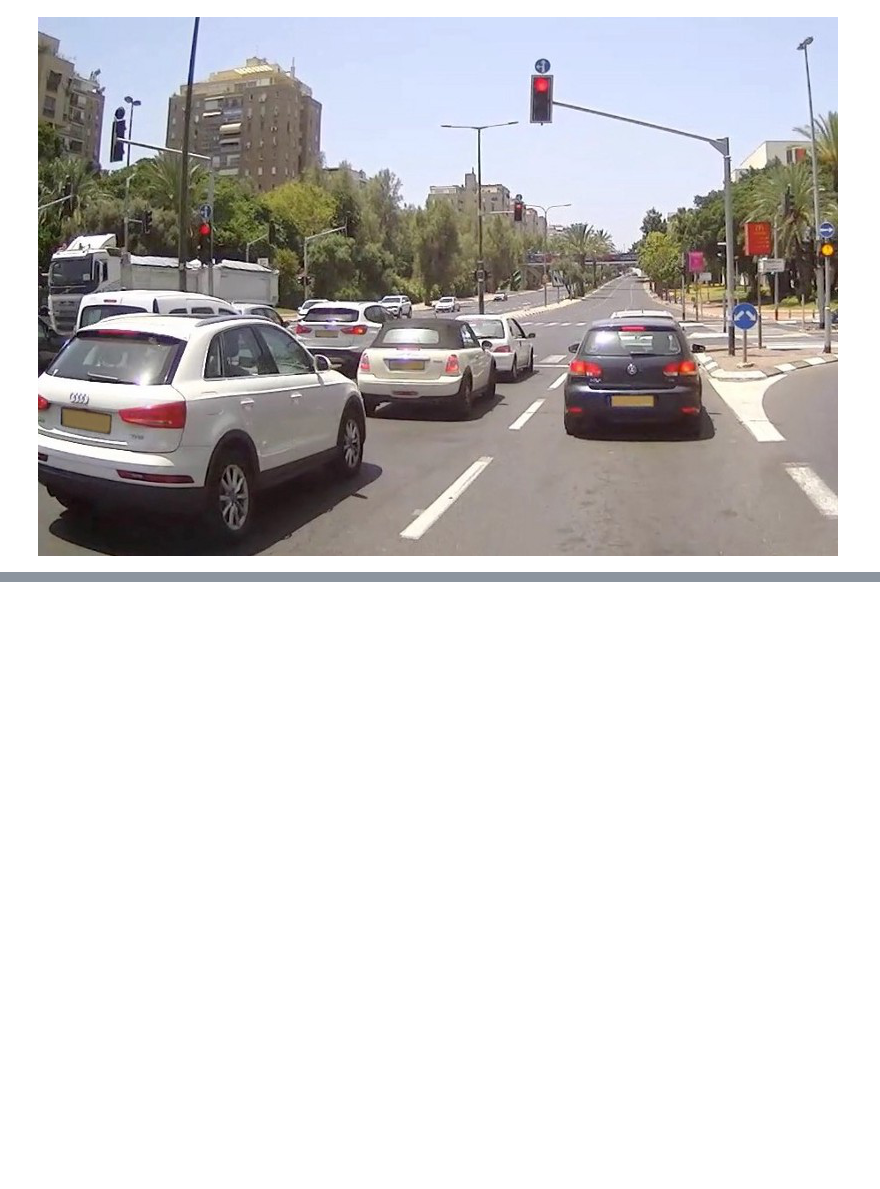
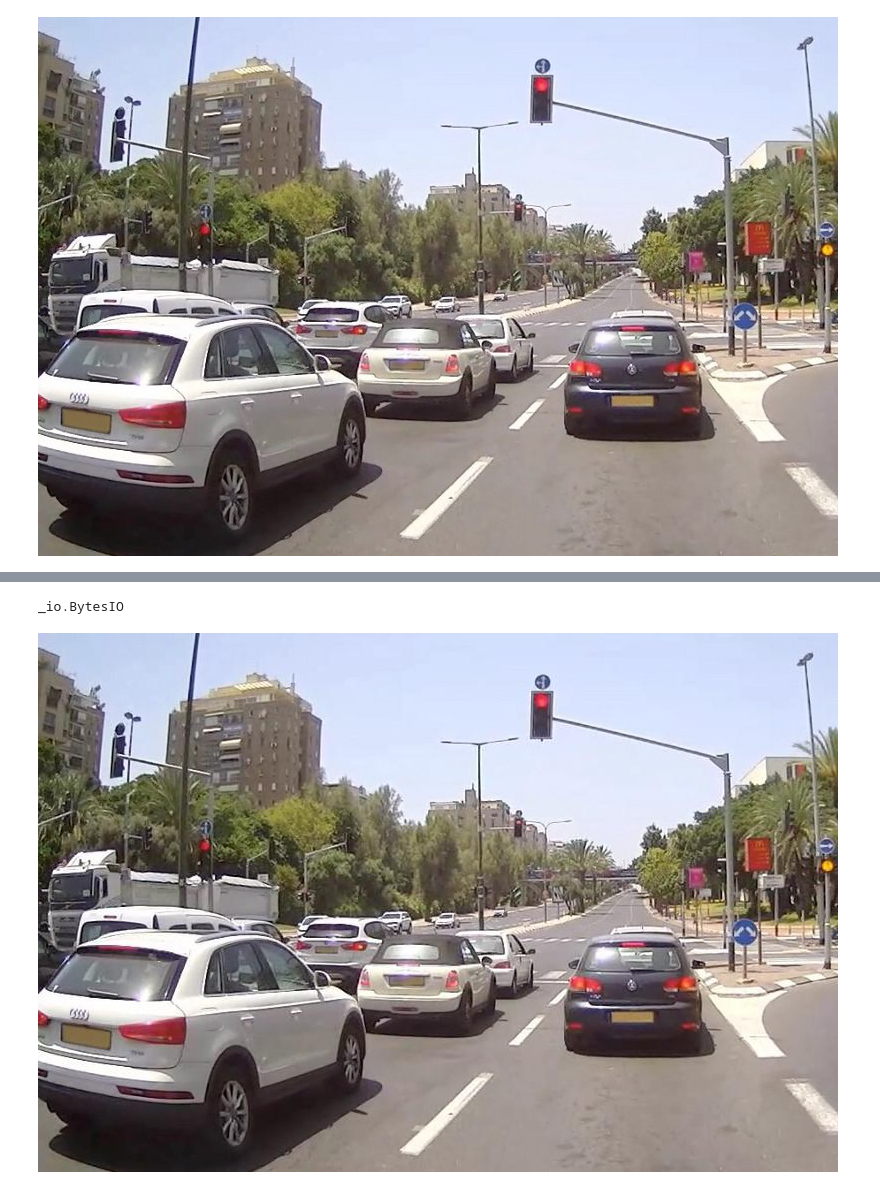
Before and after one commit to sebderhy/derotate, a Jupyter notebook: test_api.ipynb, the cells around one changed output, grey strips where cells are left out. Cells and saved outputs as stored; diff of their text form; code cells hidden in the pictures; blank space fills up the shorter version.

```diff
--- a/test_api.ipynb
+++ b/test_api.ipynb
@@ -35,6 +35,3 @@ URL_APP = "https://derotate.p.rapidapi.com"
 URL_APP = "http://localhost"
 # %% [markdown]
 ## Call the API with an image file
-# %%
-f = open(name_img, "rb")
-payload = f.read()
@@ -45,21 +37,0 @@ bytes
-# %%
-import base64
-headers = {'content-type': "multipart/form-data"}
-
-# api-endpoint
-API_ENDPOINT = f"{URL_APP}/img2class/"
-print(f'API_ENDPOINT: {API_ENDPOINT}')
-
-# data to be sent to api
-f = open(name_img, "rb")
-payload = {'file': f.read()}
-
-# # sending post request and saving response as response object
-# response = requests.post(url = API_ENDPOINT, files=files, headers=headers)
-
-# response = requests.request("POST", API_ENDPOINT, data=files, headers=headers)
-response = requests.request("POST", 'http://localhost/img2class/', data=payload)
-# response = requests.post(url = API_ENDPOINT, files=files, headers=headers)
-# response = requests.post(url = 'http://derotate.com/img2class/', data=payload)
-
-print(response.text)
@@ -178,0 +161,18 @@ Image.open(dataBytesIO)
+# %%
+import time
+start = time.time()
+
+# api-endpoint
+API_ENDPOINT = f"{URL_APP}/urlimg2img/"
+
+# data to be sent to api
+params = {'url': URL_IMG}
+
+# sending post request and saving response as response object
+r = requests.post(url = API_ENDPOINT, params=params)
+
+print(r.status_code)
+
+end = time.time()
+print(f"Time elapsed = {end-start}")
+# r.json()
@@ -178,0 +182,9 @@ Image.open(dataBytesIO)
+# %%
+type(BytesIO(r.content))
+# %% [output]
+_io.BytesIO
+# %%
+dataBytesIO = BytesIO(r.content)
+Image.open(dataBytesIO)
+# %% [output]
+[figure, added]
```
Also changed, not shown: parts of 12 cells of this notebook, 1 other file.
